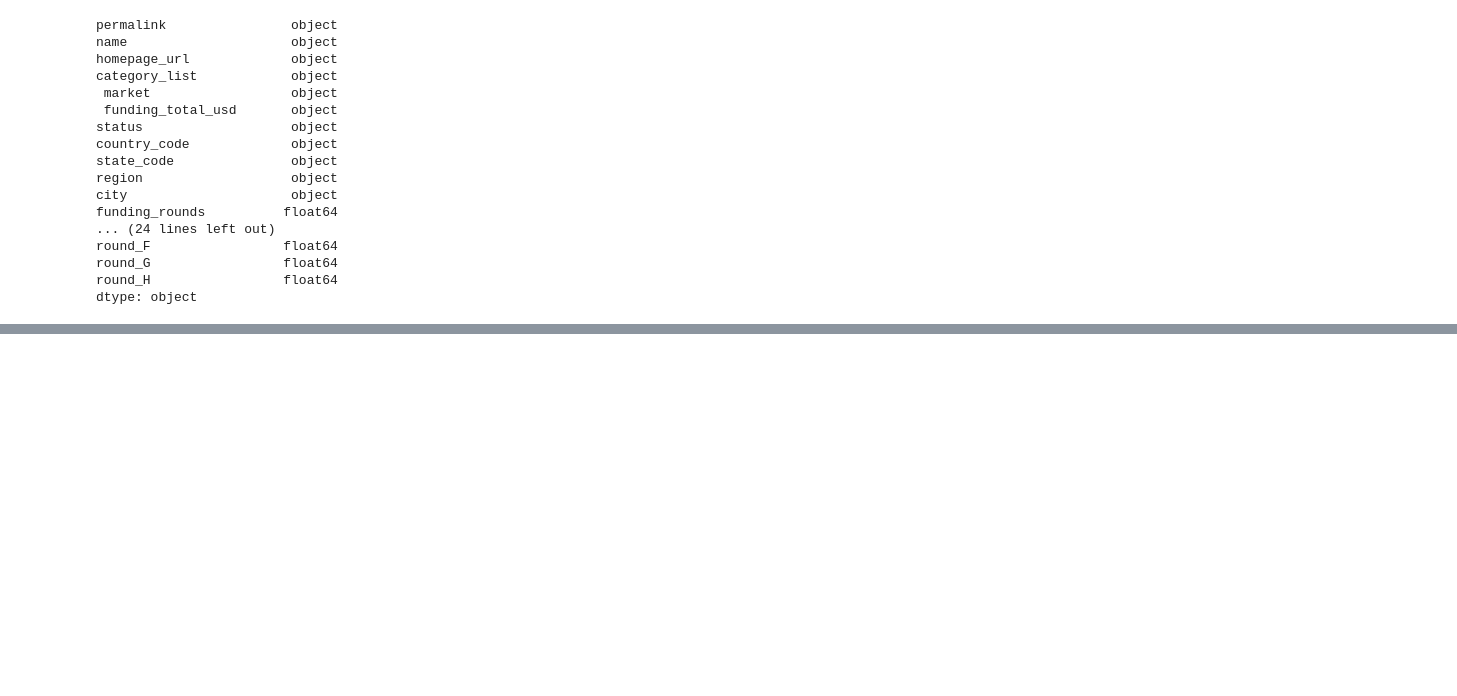
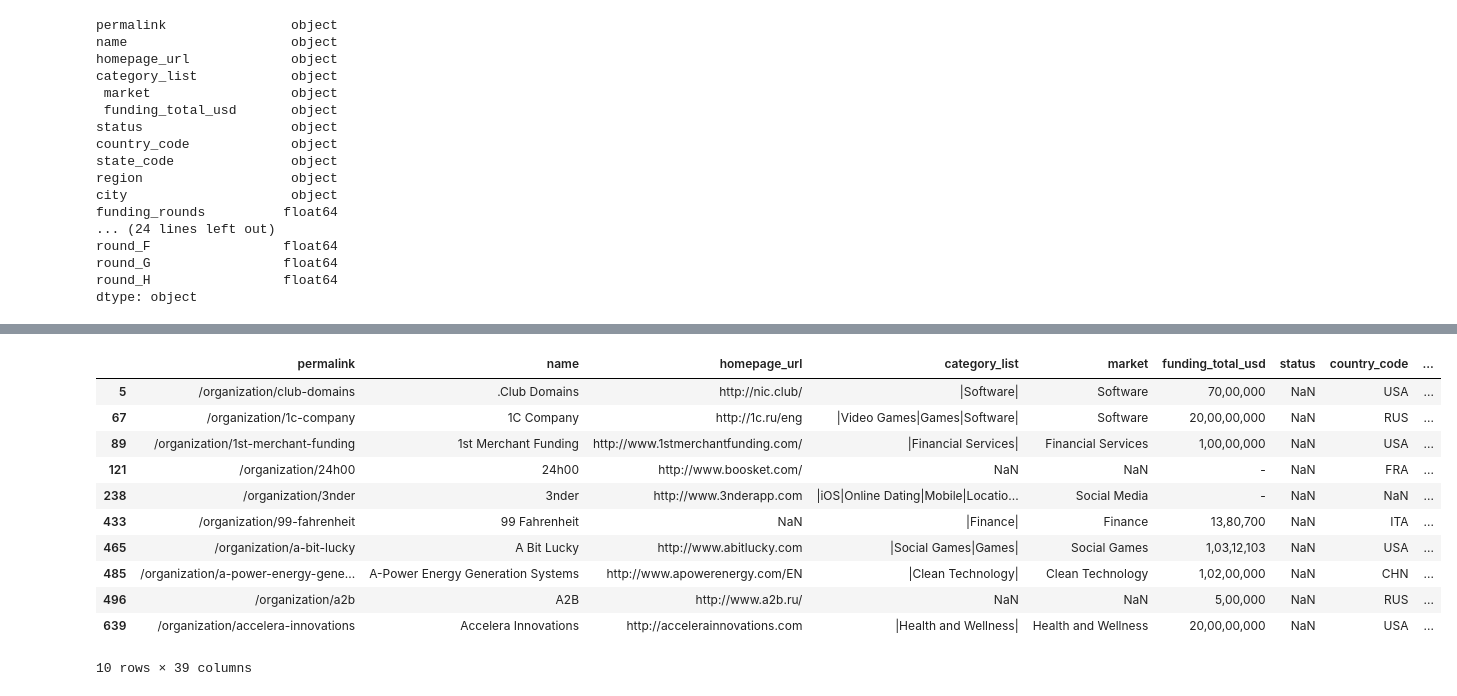
Before and after one commit to paulcrn/VenturePulse, a Jupyter notebook: notebooks/data_exploration_paul.ipynb, the cells around one changed output, grey strips where cells are left out. Drawn from its saved outputs; the diff is of its cells as text; code cells hidden in the pictures; blank space fills up the shorter version.

Commit message:
Saving data cleaning progress so far

```diff
--- a/notebooks/data_exploration_paul.ipynb
+++ b/notebooks/data_exploration_paul.ipynb
@@ -31,0 +124,15 @@ dtype: object
+# %%
+data[data['status'].isna()].head(10)
+# %% [output]
+|  | permalink | name | homepage_url | category_list | market | funding_total_usd | status | country_code | ... |
+| 5 | /organization/club-domains | .Club Domains | http://nic.club/ | |Software| | Software | 70,00,000 | NaN | USA | ... |
+| 67 | /organization/1c-company | 1C Company | http://1c.ru/eng | |Video Games|Games|Software| | Software | 20,00,00,000 | NaN | RUS | ... |
+| 89 | /organization/1st-merchant-funding | 1st Merchant Funding | http://www.1stmerchantfunding.com/ | |Financial Services| | Financial Services | 1,00,00,000 | NaN | USA | ... |
+| 121 | /organization/24h00 | 24h00 | http://www.boosket.com/ | NaN | NaN | - | NaN | FRA | ... |
+| 238 | /organization/3nder | 3nder | http://www.3nderapp.com | |iOS|Online Dating|Mobile|Locatio... | Social Media | - | NaN | NaN | ... |
+| 433 | /organization/99-fahrenheit | 99 Fahrenheit | NaN | |Finance| | Finance | 13,80,700 | NaN | ITA | ... |
+| 465 | /organization/a-bit-lucky | A Bit Lucky | http://www.abitlucky.com | |Social Games|Games| | Social Games | 1,03,12,103 | NaN | USA | ... |
+| 485 | /organization/a-power-energy-gene... | A-Power Energy Generation Systems | http://www.apowerenergy.com/EN | |Clean Technology| | Clean Technology | 1,02,00,000 | NaN | CHN | ... |
+| 496 | /organization/a2b | A2B | http://www.a2b.ru/ | NaN | NaN | 5,00,000 | NaN | RUS | ... |
+| 639 | /organization/accelera-innovations | Accelera Innovations | http://accelerainnovations.com | |Health and Wellness| | Health and Wellness | 20,00,00,000 | NaN | USA | ... |
+10 rows × 39 columns
```
Also changed, not shown: parts of 6 cells of this notebook, 1 other file.
